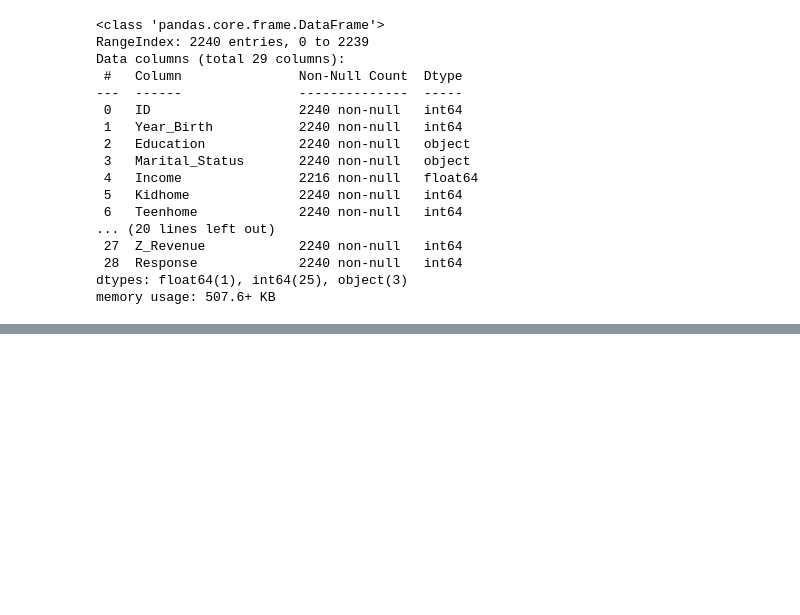
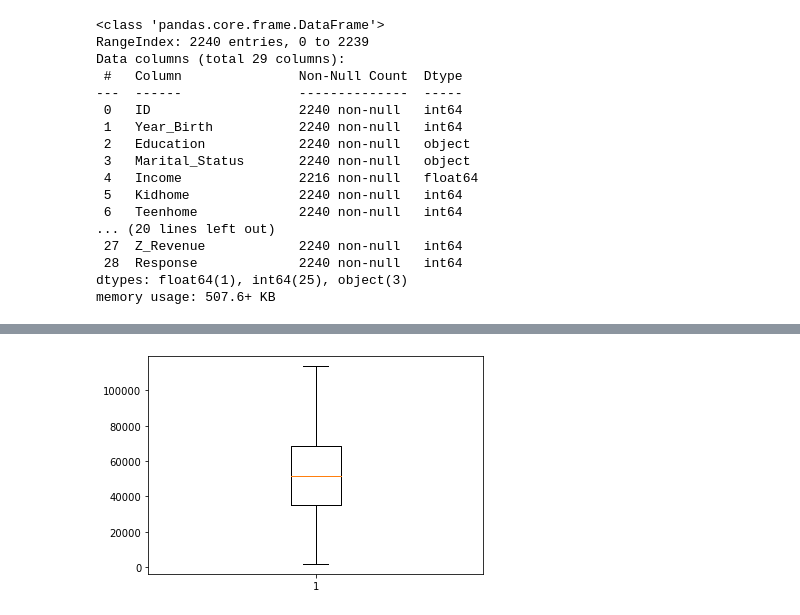
Before and after one commit to Michael-Austin-Mesa/grocer-marketing-project, a Jupyter notebook: wrangle.ipynb, the cells around one changed output, grey strips where cells are left out. Saved outputs shown, nothing was run; the diff lists cells and outputs as text; code cells hidden in the pictures; blank space fills up the shorter version.

```diff
--- a/wrangle.ipynb
+++ b/wrangle.ipynb
@@ -63,0 +65,8 @@ memory usage: 519.4+ KB
+# %%
+# Remove the outliers in the Income column
+df = df[~((df['Income'] < (Q1 - 1.5 * IQR)) | (df['Income'] > (Q3 + 1.5 * IQR)))]
+# %%
+plt.boxplot(df['Income'])
+plt.show()
+# %% [output]
+[figure, added]
```
Also changed, not shown: parts of 7 cells of this notebook.
